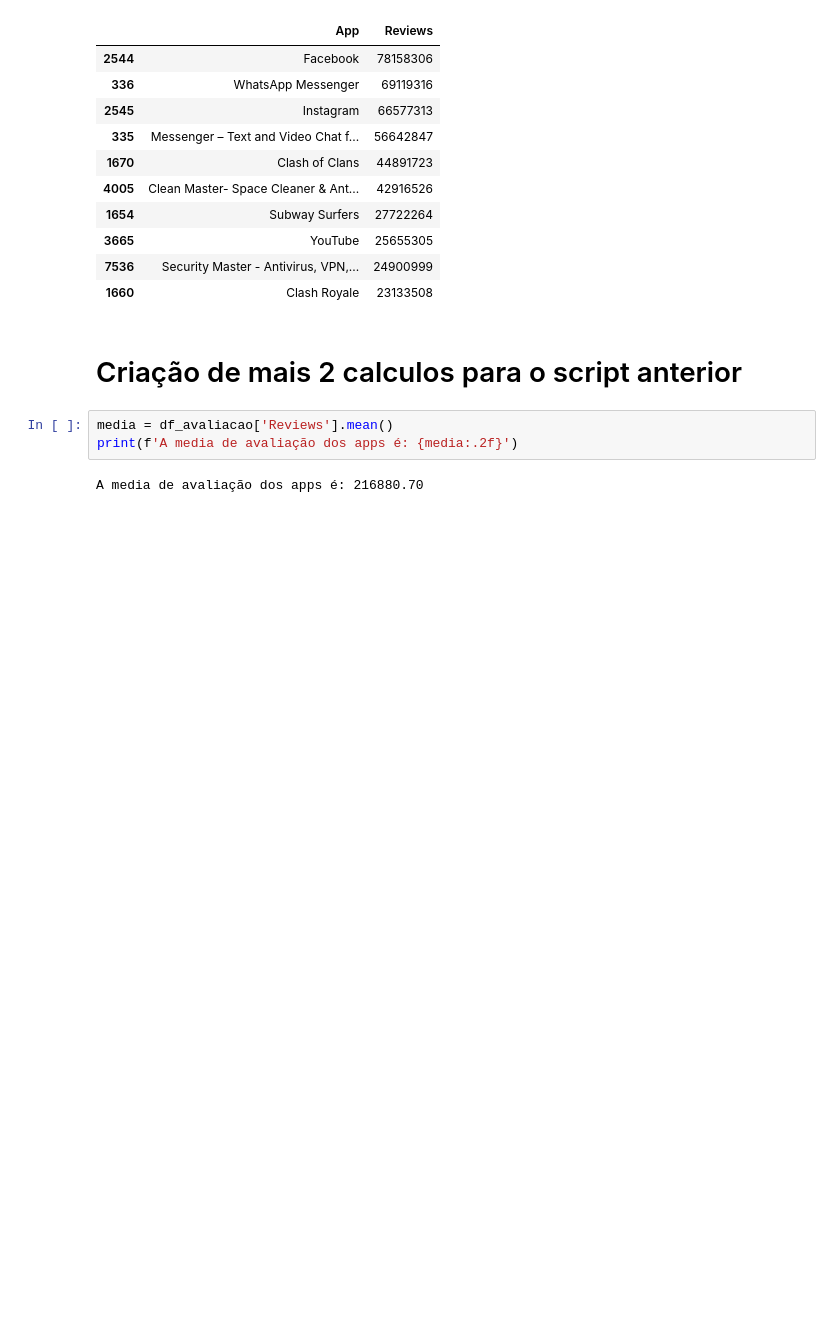
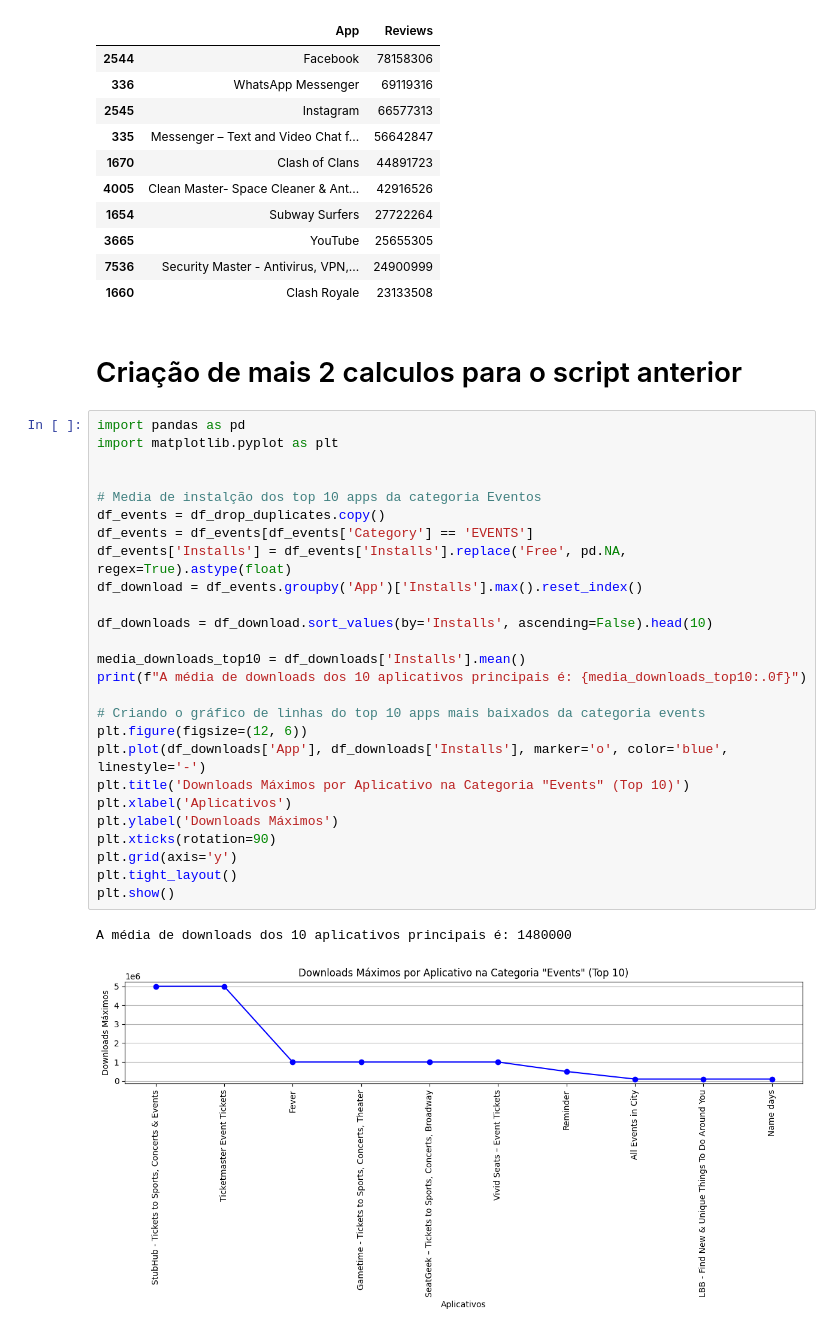
Before and after one commit to L3onVictor/PB-LEONARDO-OLIVEIRA, a Jupyter notebook: Sprint3/Desafio/desafio_sprint3.ipynb, the cells around one changed output. Cells and saved outputs as stored; diff of their text form; blank space fills up the shorter version.

```diff
--- a/Sprint3/Desafio/desafio_sprint3.ipynb
+++ b/Sprint3/Desafio/desafio_sprint3.ipynb
@@ -131,8 +129,32 @@ display(top_10_apps_nomes)
 | 1660 | Clash Royale | 23133508 |
 # %% [markdown]
 # Criação de mais 2 calculos para o script anterior
-# %%
-media = df_avaliacao['Reviews'].mean()
-print(f'A media de avaliação dos apps é: {media:.2f}')
-# %% [output]
-A media de avaliação dos apps é: 216880.70
+# %%
+import pandas as pd
+import matplotlib.pyplot as plt
+
+
+# Media de instalção dos top 10 apps da categoria Eventos
+df_events = df_drop_duplicates.copy()
+df_events = df_events[df_events['Category'] == 'EVENTS']
+df_events['Installs'] = df_events['Installs'].replace('Free', pd.NA, regex=True).astype(float)
+df_download = df_events.groupby('App')['Installs'].max().reset_index()
+
+df_downloads = df_download.sort_values(by='Installs', ascending=False).head(10)
+
+media_downloads_top10 = df_downloads['Installs'].mean()
+print(f"A média de downloads dos 10 aplicativos principais é: {media_downloads_top10:.0f}")
+
+# Criando o gráfico de linhas do top 10 apps mais baixados da categoria events
+plt.figure(figsize=(12, 6))
+plt.plot(df_downloads['App'], df_downloads['Installs'], marker='o', color='blue', linestyle='-')
+plt.title('Downloads Máximos por Aplicativo na Categoria "Events" (Top 10)')
+plt.xlabel('Aplicativos')
+plt.ylabel('Downloads Máximos')
+plt.xticks(rotation=90)
+plt.grid(axis='y')
+plt.tight_layout()
+plt.show()
+# %% [output]
+A média de downloads dos 10 aplicativos principais é: 1480000
+[figure, added]
```
Also changed, not shown: parts of 2 cells of this notebook.
